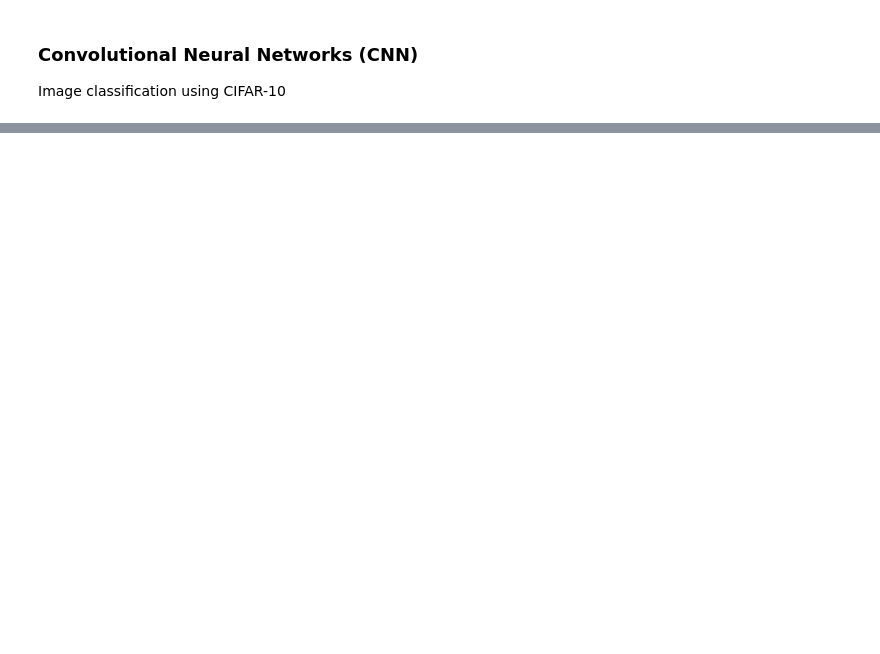
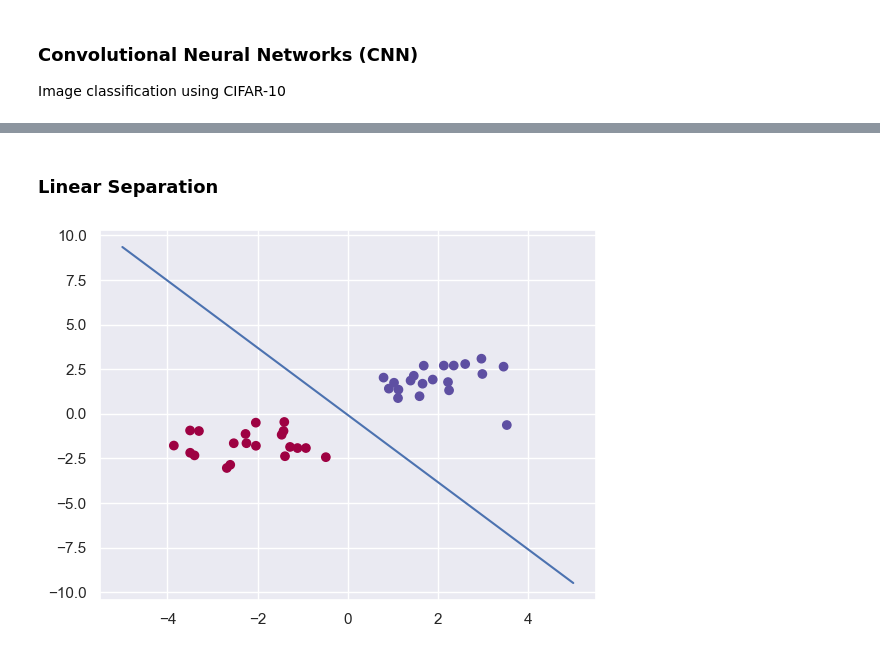
Before and after one commit to j-schmied/deep-learning-pytorch, a Jupyter notebook: test_torch.ipynb, the cells around one changed output, grey strips where cells are left out. Cells and saved outputs as stored; diff of their text form; code cells hidden in the pictures; blank space fills up the shorter version.

```diff
--- a/test_torch.ipynb
+++ b/test_torch.ipynb
@@ -845,0 +1167,24 @@ Accuracy (Class truck) = 42.6 %
+# %% [markdown]
+### Linear Separation
+# %%
+X = np.r_[np.random.randn(20, 2) - [2, 2], np.random.randn(20, 2) + [2, 2]]
+Y = [-1] * 20 + [1] * 20
+
+clf = svm.SVC(kernel='linear')
+clf.fit(X, Y)
+
+w = clf.coef_[0]
+b = clf.intercept_[0]
+
+decision_boundary = lambda x: (-w[0] / w[1]) * x - b / w[1]
+
+xx = np.linspace(-5, 5)
+yy = decision_boundary(xx)
+
+sns.set()
+plt.scatter(X[:, 0], X[:, 1], c=Y, cmap="Spectral")
+plt.plot(xx, yy)
+
+plt.show()
+# %% [output]
+[figure, added]
```
Also changed, not shown: parts of 9 cells of this notebook.
